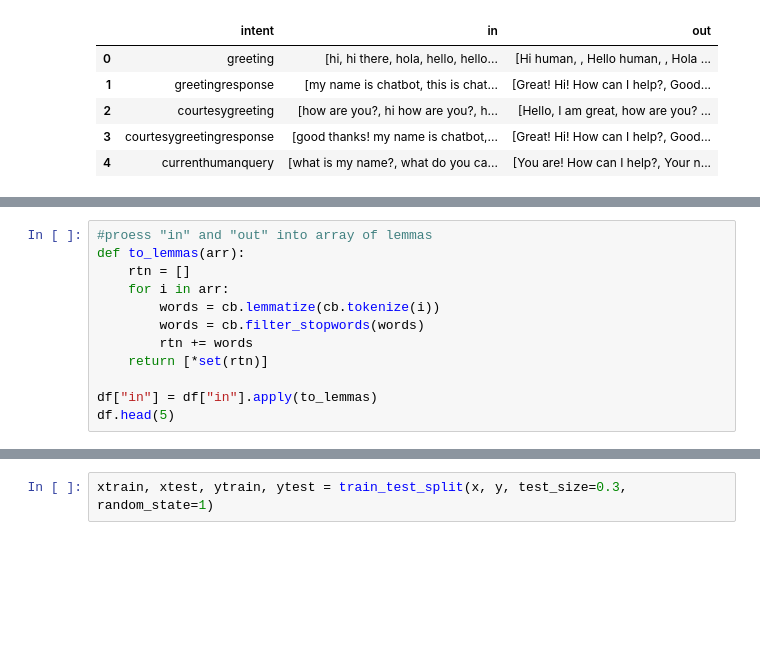
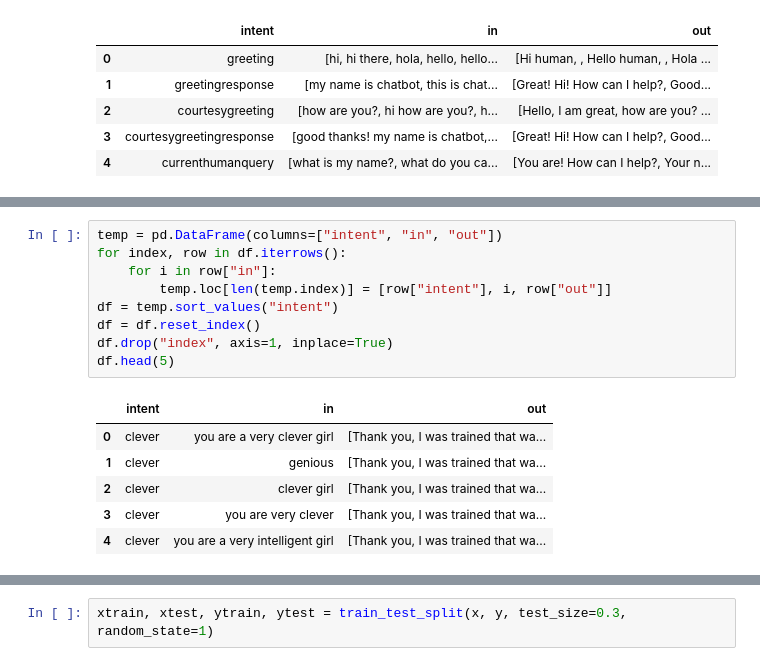
Before and after one commit to lkross06/easychat, a Jupyter notebook: tree.ipynb, the cells around one changed output, grey strips where cells are left out. Cells and saved outputs as stored; diff of their text form; blank space fills up the shorter version.

```diff
--- a/tree.ipynb
+++ b/tree.ipynb
@@ -61,12 +60,0 @@ cb = Chatbot()
-# %%
-#proess "in" and "out" into array of lemmas
-def to_lemmas(arr):
-    rtn = []
-    for i in arr:
-        words = cb.lemmatize(cb.tokenize(i))
-        words = cb.filter_stopwords(words)
-        rtn += words
-    return [*set(rtn)]
-
-df["in"] = df["in"].apply(to_lemmas)
-df.head(5)
@@ -108,0 +61,16 @@ df.head(5)
+# %%
+temp = pd.DataFrame(columns=["intent", "in", "out"])
+for index, row in df.iterrows():
+    for i in row["in"]:
+        temp.loc[len(temp.index)] = [row["intent"], i, row["out"]]
+df = temp.sort_values("intent")
+df = df.reset_index()
+df.drop("index", axis=1, inplace=True)
+df.head(5)
+# %% [output]
+|  | intent | in | out |
+| 0 | clever | you are a very clever girl | [Thank you, I was trained that wa... |
+| 1 | clever | genious | [Thank you, I was trained that wa... |
+| 2 | clever | clever girl | [Thank you, I was trained that wa... |
+| 3 | clever | you are very clever | [Thank you, I was trained that wa... |
+| 4 | clever | you are a very intelligent girl | [Thank you, I was trained that wa... |
```
Also changed, not shown: parts of 13 cells of this notebook.
